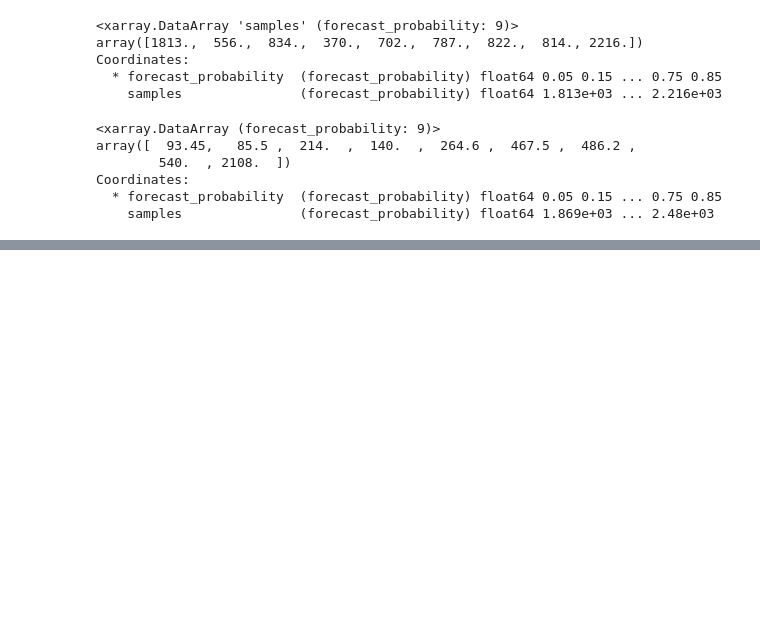
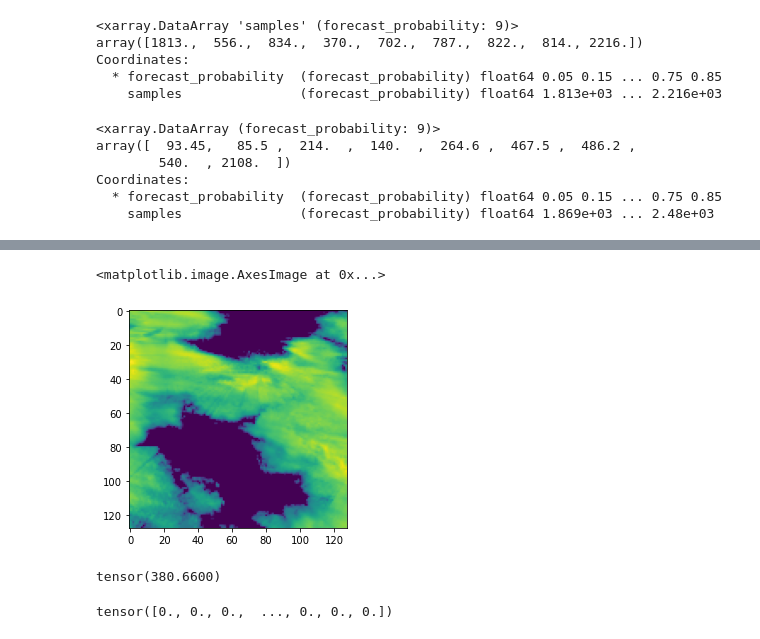
Before and after one commit to raspstephan/nwp-downscale, a Jupyter notebook: notebooks/eval_dev.ipynb, the cells around one changed output, grey strips where cells are left out. Drawn from its saved outputs; the diff is of its cells as text; code cells hidden in the pictures; blank space fills up the shorter version.

```diff
--- a/notebooks/eval_dev.ipynb
+++ b/notebooks/eval_dev.ipynb
@@ -267,0 +364,5 @@ enumerate
+# %%
+plt.imshow(ds_test[0][1].squeeze())
+# %% [output]
+<matplotlib.image.AxesImage at 0x...>
+[figure, added]
@@ -267,0 +371,8 @@ enumerate
+# %%
+torch.linalg.norm(a.view(-1), 1)
+# %% [output]
+tensor(380.6600)
+# %%
+a.view(-1)
+# %% [output]
+tensor([0., 0., 0.,  ..., 0., 0., 0.])
```
Also changed, not shown: parts of 13 cells of this notebook, 7 other files.
